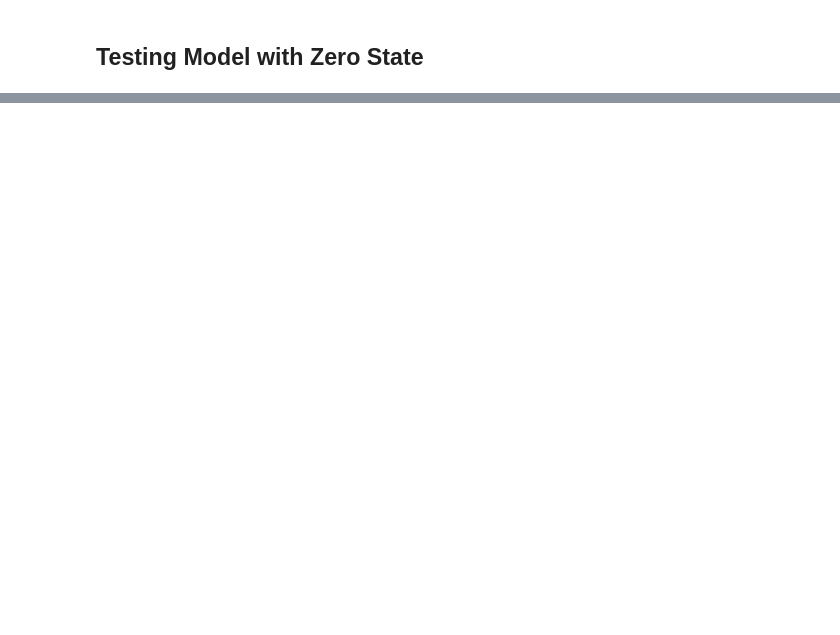
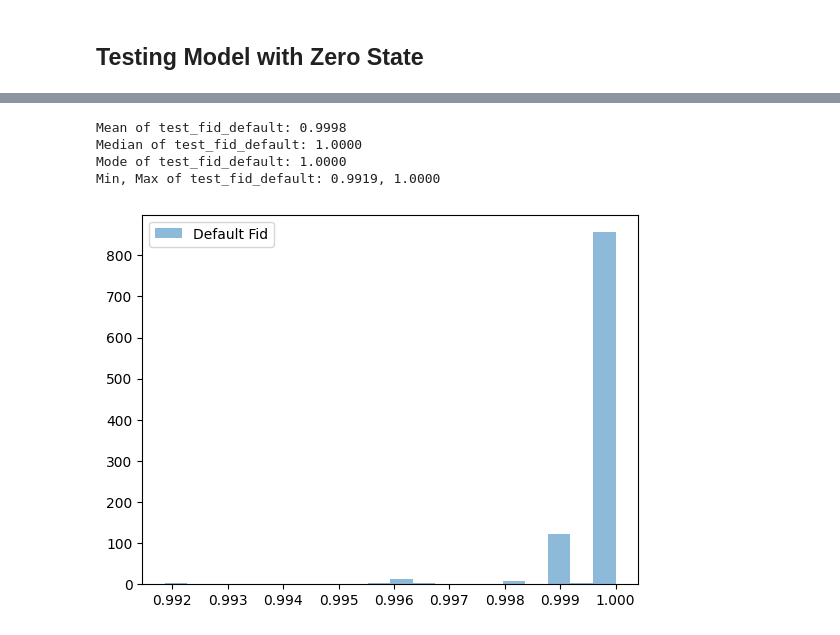
Before and after one commit to ashutiw2k/pqc-qec, a Jupyter notebook: testnotebooks/transformers/TestSimpleTransformerCUDA.ipynb, the cells around one changed output, grey strips where cells are left out. Drawn from its saved outputs; the diff is of its cells as text; code cells hidden in the pictures; blank space fills up the shorter version.

```diff
--- a/testnotebooks/transformers/TestSimpleTransformerCUDA.ipynb
+++ b/testnotebooks/transformers/TestSimpleTransformerCUDA.ipynb
@@ -472,0 +551,19 @@ plt.show()
+# %%
+mean_fid_default = mean(default_fid_arr)
+median_fid_default = median(default_fid_arr)
+mode_fid_default = mode(default_fid_arr)
+
+print(f"Mean of test_fid_default: {mean_fid_default:.4f}")
+print(f"Median of test_fid_default: {median_fid_default:.4f}")
+print(f"Mode of test_fid_default: {mode_fid_default:.4f}")
+print(f"Min, Max of test_fid_default: {min(default_fid_arr):.4f}, {max(default_fid_arr):.4f}")
+
+plt.hist(default_fid_arr, bins=20, alpha=0.5, label='Default Fid')
+plt.legend()
+plt.show()
+# %% [output]
+Mean of test_fid_default: 0.9998
+Median of test_fid_default: 1.0000
+Mode of test_fid_default: 1.0000
+Min, Max of test_fid_default: 0.9919, 1.0000
+[figure, added]
```
Also changed, not shown: parts of 14 cells of this notebook, 1 other file.
